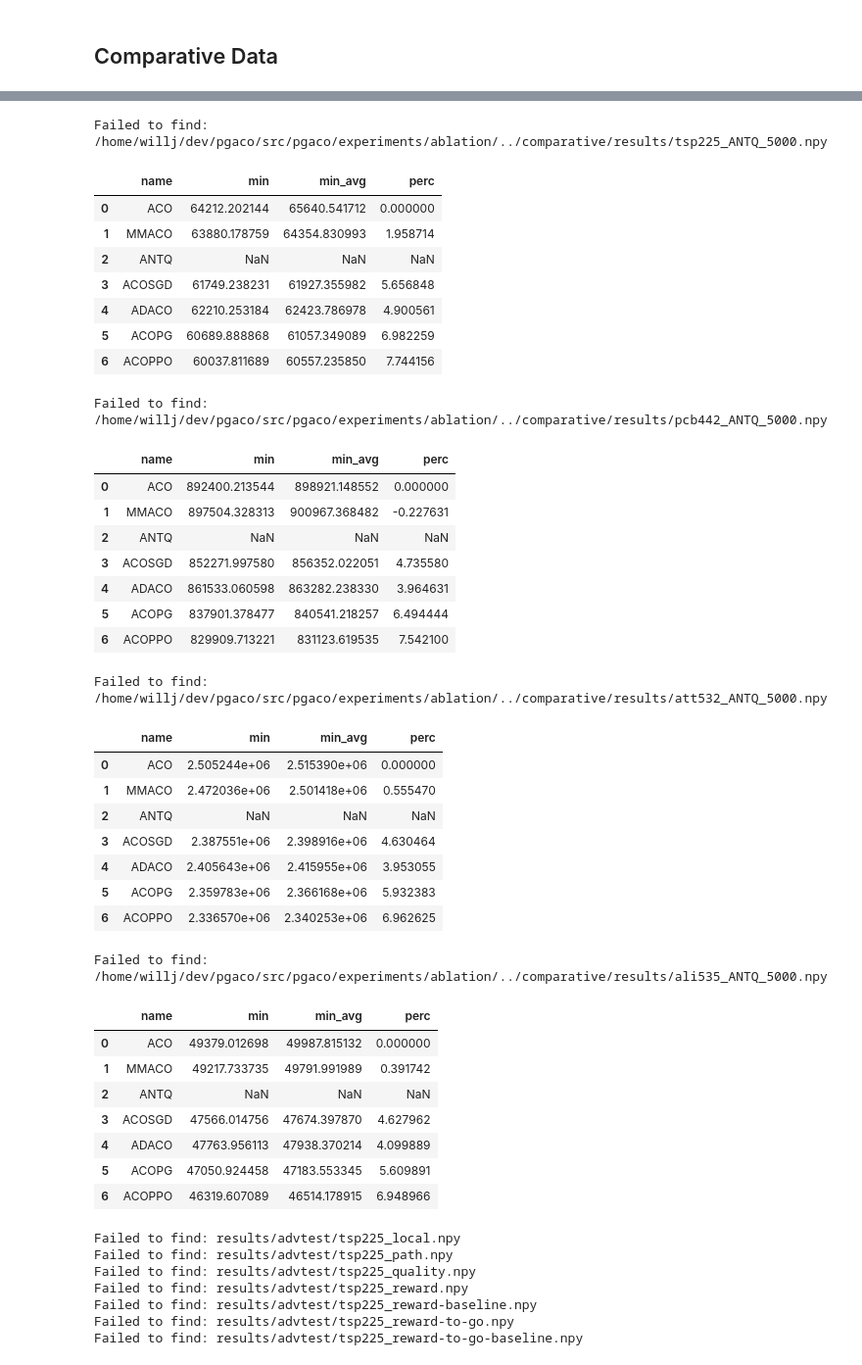
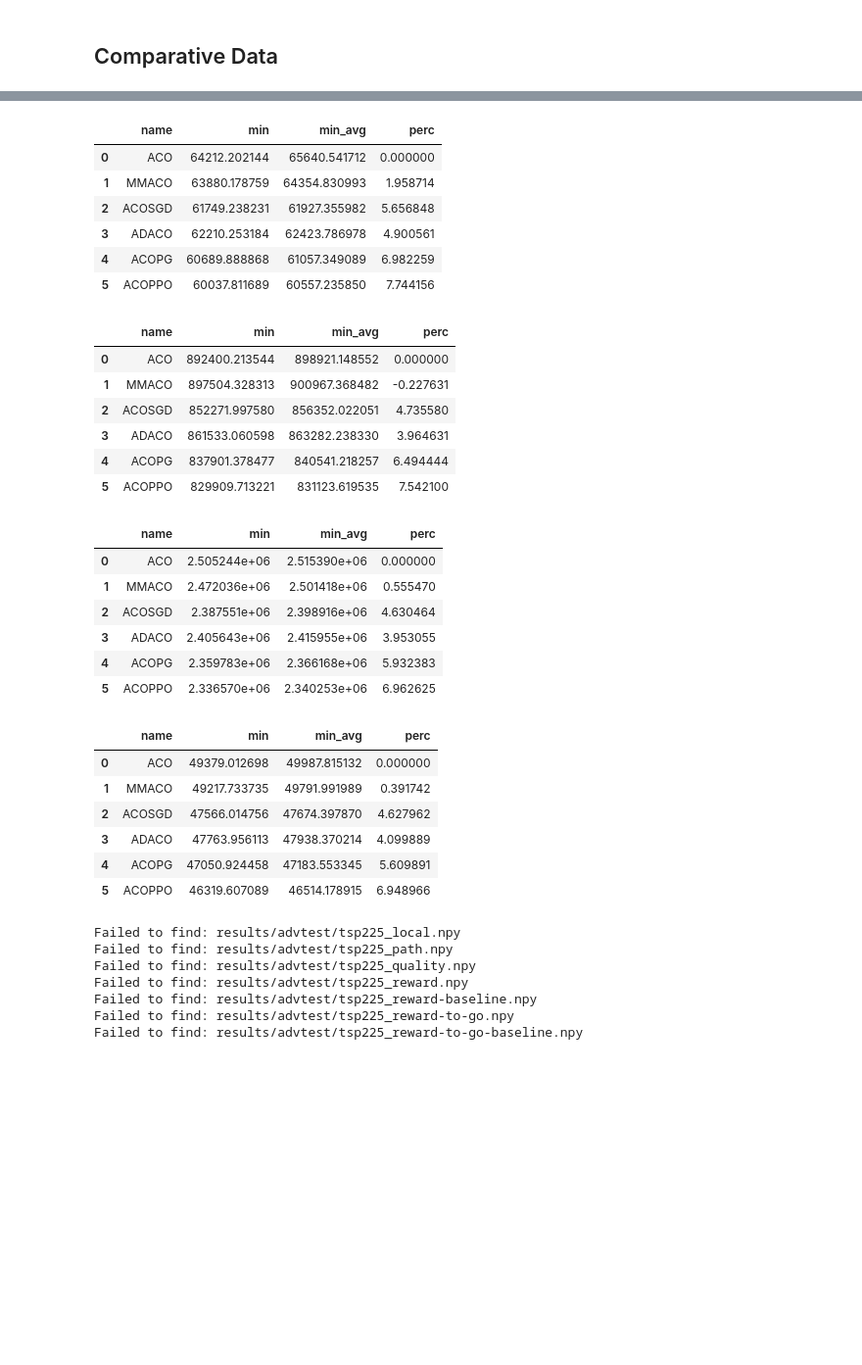
Before and after one commit to WillJardee/pgaco, a Jupyter notebook: src/pgaco/experiments/ablation/import.ipynb, the cells around one changed output, grey strips where cells are left out. Shown at 98% size. Cells and saved outputs as stored; diff of their text form; code cells hidden in the pictures; blank space fills up the shorter version.

```diff
--- a/src/pgaco/experiments/ablation/import.ipynb
+++ b/src/pgaco/experiments/ablation/import.ipynb
@@ -51,7 +51,7 @@ def get_ablation_data(problem_name, iterations = 1000):
 
 
 def get_comparative_data(problem_name, iterations = 1000):
-    algs_list = ["ACO", "MMACO", "ANTQ", "ACOSGD", "ADACO", "ACOPG", "ACOPPO"]
+    algs_list = ["ACO", "MMACO", "ACOSGD", "ADACO", "ACOPG", "ACOPPO"]
 
     file_template = ""
     files = [
@@ -70,9 +70,16 @@ def get_comparative_data(problem_name, iterations = 1000):
         for i in range(results.shape[0]):
             f[f"results{i}"] = results[i]
             f[f"min_results{i}"] = float(results[i].min())
+            f[f"min_acc_results{i}"] = np.minimum.accumulate(results[i])
+
         f["min"] = results.min()
         f["min_avg"] = np.mean([results[i].min() for i in range(results.shape[0])])
         f["std"] = np.std([results[i].min() for i in range(results.shape[0])])
+        f["results_avg"] = np.mean([results[i] for i in range(results.shape[0])], axis=0)
+        f["results_std"] = np.std([results[i] for i in range(results.shape[0])], axis=0)
+        f["min_acc_avg"] = np.mean([f[f"min_acc_results{i}"] for i in range(results.shape[0])], axis=0)
+        f["min_acc_std"] = np.std([f[f"min_acc_results{i}"] for i in range(results.shape[0])], axis=0)
+
 
     dat = pd.DataFrame(files)
     dat = run_comparative_stats(dat)
@@ -330,15 +334,13 @@ try:
 except:
     print("no data yet")
 # %% [output]
-Failed to find: /home/willj/dev/pgaco/src/pgaco/experiments/ablation/../comparative/results/tsp225_ANTQ_5000.npy
 |  | name | min | min_avg | perc |
 | 0 | ACO | 64212.202144 | 65640.541712 | 0.000000 |
 | 1 | MMACO | 63880.178759 | 64354.830993 | 1.958714 |
-| 2 | ANTQ | NaN | NaN | NaN |
-| 3 | ACOSGD | 61749.238231 | 61927.355982 | 5.656848 |
-| 4 | ADACO | 62210.253184 | 62423.786978 | 4.900561 |
-| 5 | ACOPG | 60689.888868 | 61057.349089 | 6.982259 |
-| 6 | ACOPPO | 60037.811689 | 60557.235850 | 7.744156 |
+| 2 | ACOSGD | 61749.238231 | 61927.355982 | 5.656848 |
+| 3 | ADACO | 62210.253184 | 62423.786978 | 4.900561 |
+| 4 | ACOPG | 60689.888868 | 61057.349089 | 6.982259 |
+| 5 | ACOPPO | 60037.811689 | 60557.235850 | 7.744156 |
 # %%
 try:
     pcb442_comp_dat = get_comparative_data("pcb442", iterations = 5000)
@@ -346,15 +348,13 @@ try:
 except:
     print("no data yet")
 # %% [output]
-Failed to find: /home/willj/dev/pgaco/src/pgaco/experiments/ablation/../comparative/results/pcb442_ANTQ_5000.npy
 |  | name | min | min_avg | perc |
 | 0 | ACO | 892400.213544 | 898921.148552 | 0.000000 |
 | 1 | MMACO | 897504.328313 | 900967.368482 | -0.227631 |
-| 2 | ANTQ | NaN | NaN | NaN |
-| 3 | ACOSGD | 852271.997580 | 856352.022051 | 4.735580 |
-| 4 | ADACO | 861533.060598 | 863282.238330 | 3.964631 |
-| 5 | ACOPG | 837901.378477 | 840541.218257 | 6.494444 |
-| 6 | ACOPPO | 829909.713221 | 831123.619535 | 7.542100 |
+| 2 | ACOSGD | 852271.997580 | 856352.022051 | 4.735580 |
+| 3 | ADACO | 861533.060598 | 863282.238330 | 3.964631 |
+| 4 | ACOPG | 837901.378477 | 840541.218257 | 6.494444 |
+| 5 | ACOPPO | 829909.713221 | 831123.619535 | 7.542100 |
 # %%
 try:
     att532_comp_dat = get_comparative_data("att532", iterations = 5000)
@@ -362,31 +362,28 @@ try:
 except:
     print("no data yet")
 # %% [output]
-Failed to find: /home/willj/dev/pgaco/src/pgaco/experiments/ablation/../comparative/results/att532_ANTQ_5000.npy
 |  | name | min | min_avg | perc |
 | 0 | ACO | 2.505244e+06 | 2.515390e+06 | 0.000000 |
 | 1 | MMACO | 2.472036e+06 | 2.501418e+06 | 0.555470 |
-| 2 | ANTQ | NaN | NaN | NaN |
-| 3 | ACOSGD | 2.387551e+06 | 2.398916e+06 | 4.630464 |
-| 4 | ADACO | 2.405643e+06 | 2.415955e+06 | 3.953055 |
-| 5 | ACOPG | 2.359783e+06 | 2.366168e+06 | 5.932383 |
-| 6 | ACOPPO | 2.336570e+06 | 2.340253e+06 | 6.962625 |
+| 2 | ACOSGD | 2.387551e+06 | 2.398916e+06 | 4.630464 |
+| 3 | ADACO | 2.405643e+06 | 2.415955e+06 | 3.953055 |
+| 4 | ACOPG | 2.359783e+06 | 2.366168e+06 | 5.932383 |
+| 5 | ACOPPO | 2.336570e+06 | 2.340253e+06 | 6.962625 |
 # %%
 try:
     ali535_comp_dat = get_comparative_data("ali535", iterations = 5000)
     display(ali535_comp_dat[["name", "min", "min_avg", "perc"]])
-except:
+except Exception as e:
+    print(e)
     print("no data yet")
 # %% [output]
-Failed to find: /home/willj/dev/pgaco/src/pgaco/experiments/ablation/../comparative/results/ali535_ANTQ_5000.npy
 |  | name | min | min_avg | perc |
 | 0 | ACO | 49379.012698 | 49987.815132 | 0.000000 |
 | 1 | MMACO | 49217.733735 | 49791.991989 | 0.391742 |
-| 2 | ANTQ | NaN | NaN | NaN |
-| 3 | ACOSGD | 47566.014756 | 47674.397870 | 4.627962 |
-| 4 | ADACO | 47763.956113 | 47938.370214 | 4.099889 |
-| 5 | ACOPG | 47050.924458 | 47183.553345 | 5.609891 |
-| 6 | ACOPPO | 46319.607089 | 46514.178915 | 6.948966 |
+| 2 | ACOSGD | 47566.014756 | 47674.397870 | 4.627962 |
+| 3 | ADACO | 47763.956113 | 47938.370214 | 4.099889 |
+| 4 | ACOPG | 47050.924458 | 47183.553345 | 5.609891 |
+| 5 | ACOPPO | 46319.607089 | 46514.178915 | 6.948966 |
 # %%
 adv_funcs = ["local", "path", "quality", "reward", "reward-baseline", "reward-to-go", "reward-to-go-baseline"]
 graph = "tsp225"
```
Also changed, not shown: parts of 9 cells of this notebook, 14 other files.
